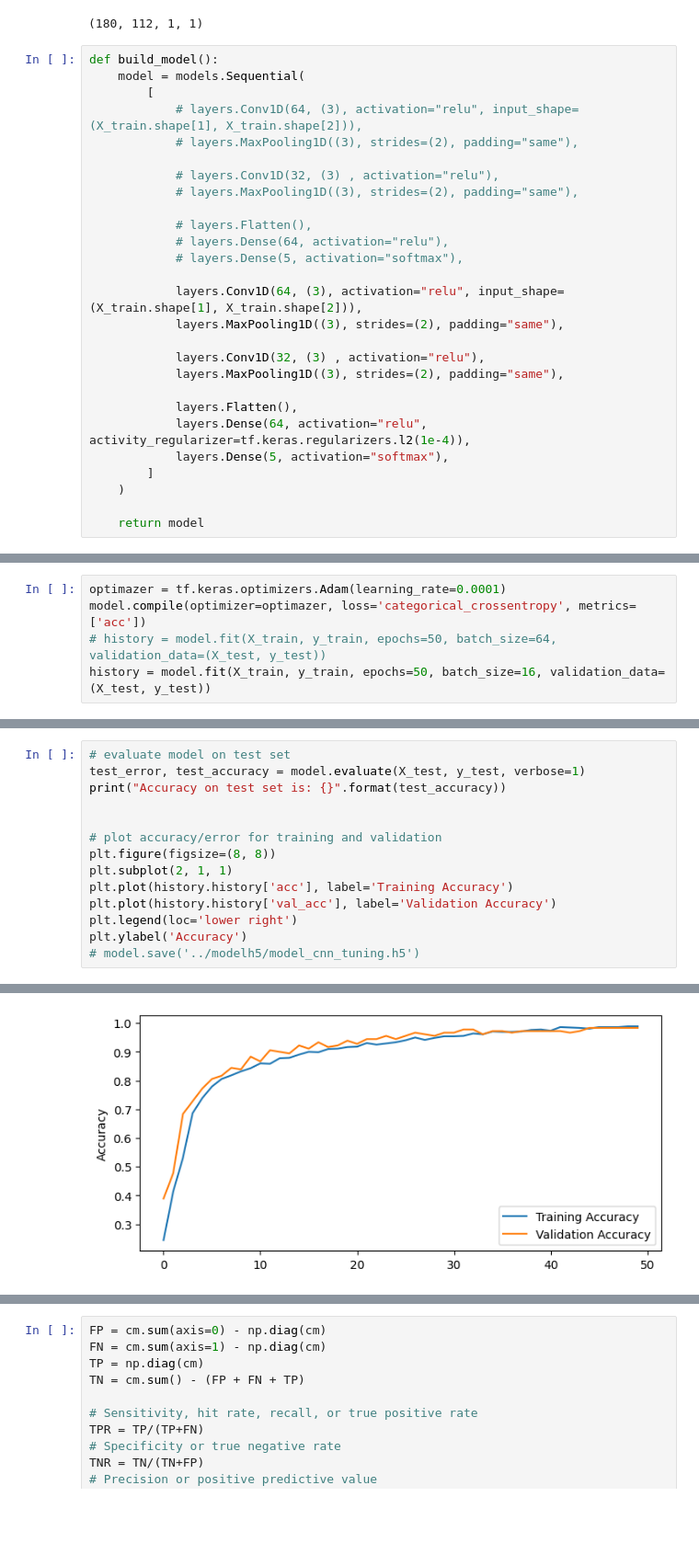
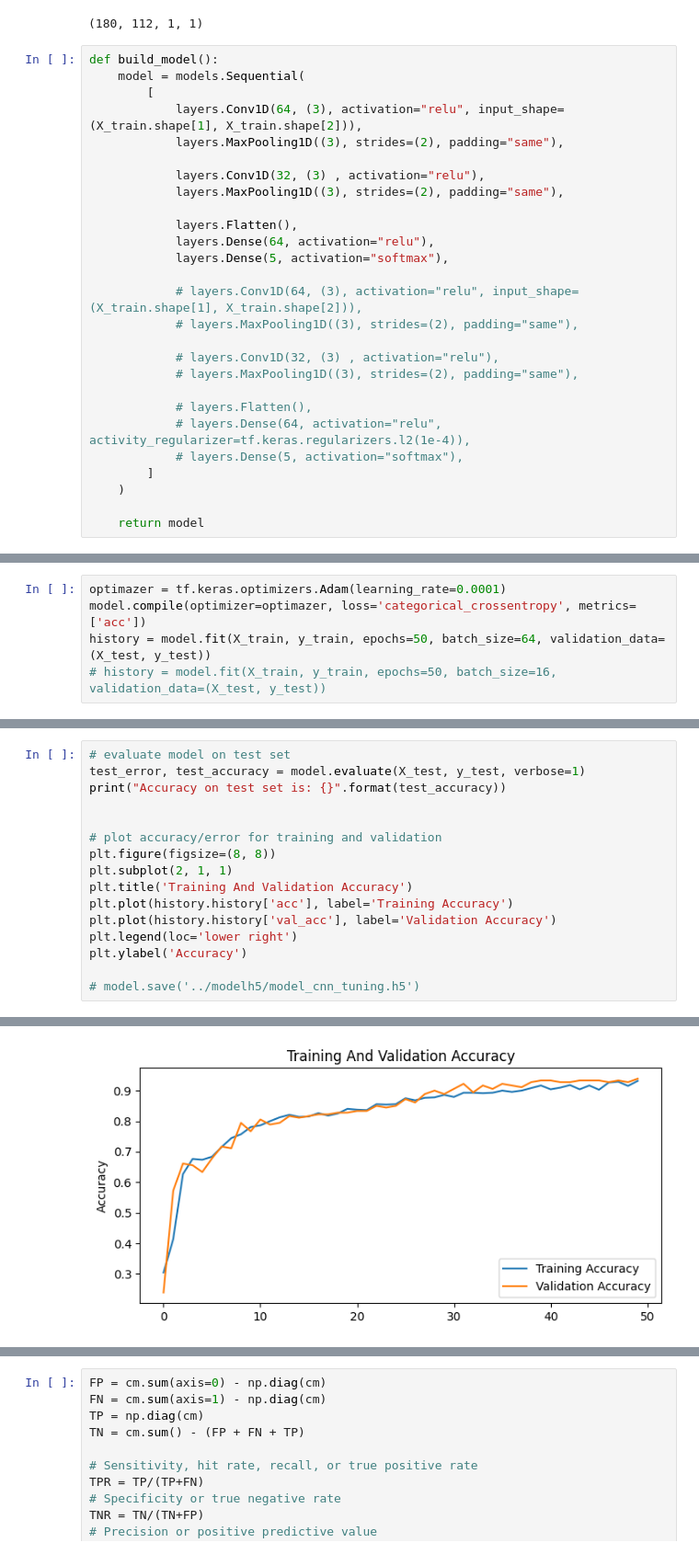
Before and after one commit to raflidev/vhd-machine-learning, a Jupyter notebook: Model/CNN.ipynb, the cells around one changed output, grey strips where cells are left out. Shown at 92% size. Cells and saved outputs as stored; diff of their text form; blank space fills up the shorter version.

```diff
--- a/Model/CNN.ipynb
+++ b/Model/CNN.ipynb
@@ -149,6 +149,16 @@ X_test.shape
 def build_model():
     model = models.Sequential(
         [
+            layers.Conv1D(64, (3), activation="relu", input_shape=(X_train.shape[1], X_train.shape[2])),
+            layers.MaxPooling1D((3), strides=(2), padding="same"),
+
+            layers.Conv1D(32, (3) , activation="relu"),
+            layers.MaxPooling1D((3), strides=(2), padding="same"),
+
+            layers.Flatten(),
+            layers.Dense(64, activation="relu"),
+            layers.Dense(5, activation="softmax"),
+
             # layers.Conv1D(64, (3), activation="relu", input_shape=(X_train.shape[1], X_train.shape[2])),
             # layers.MaxPooling1D((3), strides=(2), padding="same"),
 
@@ -156,18 +166,8 @@ def build_model():
             # layers.MaxPooling1D((3), strides=(2), padding="same"),
 
             # layers.Flatten(),
-            # layers.Dense(64, activation="relu"),
+            # layers.Dense(64, activation="relu", activity_regularizer=tf.keras.regularizers.l2(1e-4)),
             # layers.Dense(5, activation="softmax"),
-
-            layers.Conv1D(64, (3), activation="relu", input_shape=(X_train.shape[1], X_train.shape[2])),
-            layers.MaxPooling1D((3), strides=(2), padding="same"),
-
-            layers.Conv1D(32, (3) , activation="relu"),
-            layers.MaxPooling1D((3), strides=(2), padding="same"),
-
-            layers.Flatten(),
-            layers.Dense(64, activation="relu", activity_regularizer=tf.keras.regularizers.l2(1e-4)),
-            layers.Dense(5, activation="softmax"),
         ]
     )
 
@@ -196,7 +196,7 @@ _________________________________________________________________
 # %%
 optimazer = tf.keras.optimizers.Adam(learning_rate=0.0001)
 model.compile(optimizer=optimazer, loss='categorical_crossentropy', metrics=['acc'])
-# history = model.fit(X_train, y_train, epochs=50, batch_size=64, validation_data=(X_test, y_test))
-history = model.fit(X_train, y_train, epochs=50, batch_size=16, validation_data=(X_test, y_test))
+history = model.fit(X_train, y_train, epochs=50, batch_size=64, validation_data=(X_test, y_test))
+# history = model.fit(X_train, y_train, epochs=50, batch_size=16, validation_data=(X_test, y_test))
 # %% [output]
 Epoch 1/50
@@ -225,9 +225,11 @@ print("Accuracy on test set is: {}".format(test_accuracy))
 # plot accuracy/error for training and validation
 plt.figure(figsize=(8, 8))
 plt.subplot(2, 1, 1)
+plt.title('Training And Validation Accuracy')
 plt.plot(history.history['acc'], label='Training Accuracy')
 plt.plot(history.history['val_acc'], label='Validation Accuracy')
 plt.legend(loc='lower right')
 plt.ylabel('Accuracy')
+
 # model.save('../modelh5/model_cnn_tuning.h5')
 # %% [output]
@@ -236,4 +239,4 @@ Accuracy on test set is: 0.9833333492279053
-[figure, old version]
+[figure, new version]
 # %%
 plt.figure(figsize=(8, 8))
 plt.subplot(2, 1, 1)
```
Also changed, not shown: parts of 12 cells of this notebook, 29 other files.
